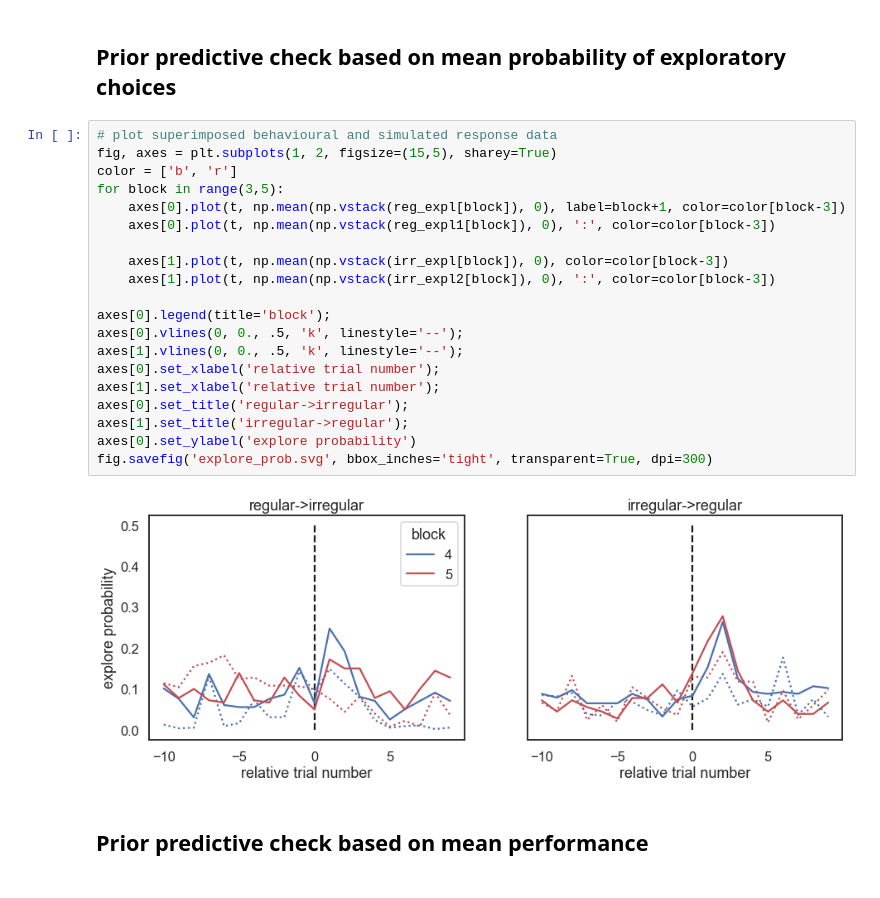
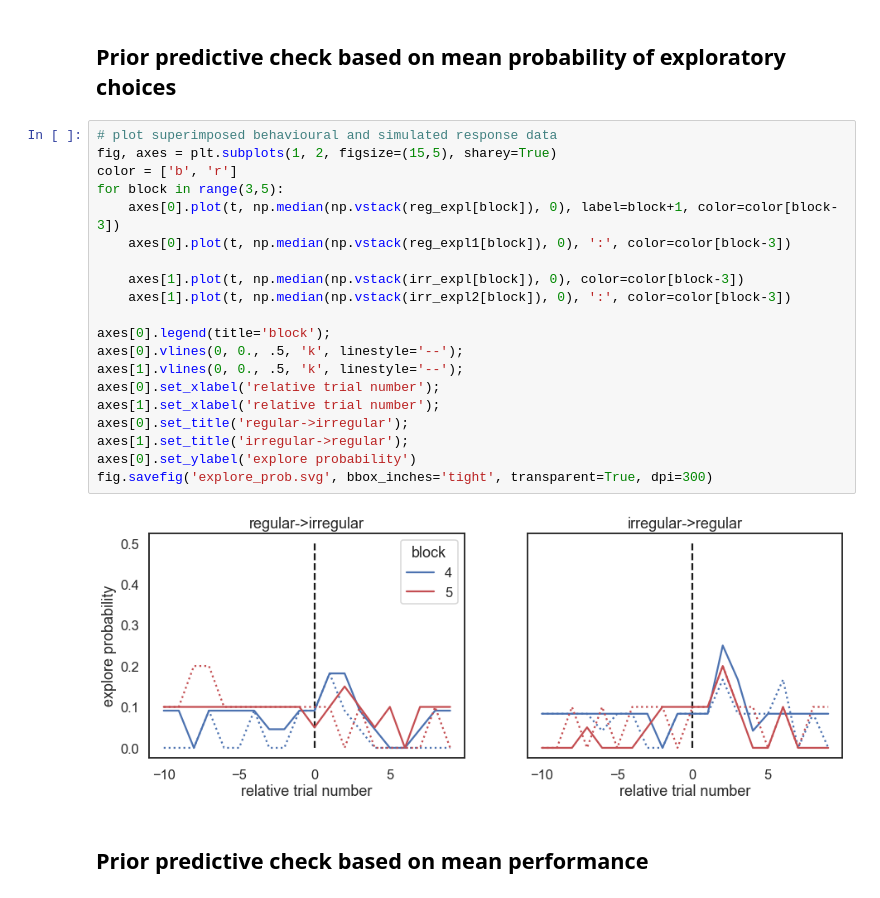
Before and after one commit to dimarkov/pybefit, a Jupyter notebook: examples/temp_rev_learn/analyse_behavioural_data.ipynb, the cells around one changed output. Drawn from its saved outputs; the diff is of its cells as text.

```diff
--- a/examples/temp_rev_learn/analyse_behavioural_data.ipynb
+++ b/examples/temp_rev_learn/analyse_behavioural_data.ipynb
@@ -273,25 +328,25 @@ irr_perf2, irr_expl2 = get_reversal_statistics(irr_res2, irr_corr2, Sirr, ns)
 # %%
 # plot superimposed behavioural and simulated response data
 fig, axes = plt.subplots(1, 2, figsize=(15,5), sharey=True)
 color = ['b', 'r']
 for block in range(3,5):
-    axes[0].plot(t, np.mean(np.vstack(reg_expl[block]), 0), label=block+1, color=color[block-3])
-    axes[0].plot(t, np.mean(np.vstack(reg_expl1[block]), 0), ':', color=color[block-3])
+    axes[0].plot(t, np.median(np.vstack(reg_expl[block]), 0), label=block+1, color=color[block-3])
+    axes[0].plot(t, np.median(np.vstack(reg_expl1[block]), 0), ':', color=color[block-3])
 
-    axes[1].plot(t, np.mean(np.vstack(irr_expl[block]), 0), color=color[block-3])
-    axes[1].plot(t, np.mean(np.vstack(irr_expl2[block]), 0), ':', color=color[block-3])
+    axes[1].plot(t, np.median(np.vstack(irr_expl[block]), 0), color=color[block-3])
+    axes[1].plot(t, np.median(np.vstack(irr_expl2[block]), 0), ':', color=color[block-3])
 
 axes[0].legend(title='block');
 axes[0].vlines(0, 0., .5, 'k', linestyle='--');
 axes[1].vlines(0, 0., .5, 'k', linestyle='--');
 axes[0].set_xlabel('relative trial number');
 axes[1].set_xlabel('relative trial number');
 axes[0].set_title('regular->irregular');
 axes[1].set_title('irregular->regular');
 axes[0].set_ylabel('explore probability')
 fig.savefig('explore_prob.svg', bbox_inches='tight', transparent=True, dpi=300)
 # %% [output]
-[figure, old version]
+[figure, new version]
 # %% [markdown]
 ## Prior predictive check based on mean performance
 # %%
```
Also changed, not shown: parts of 8 cells of this notebook.
